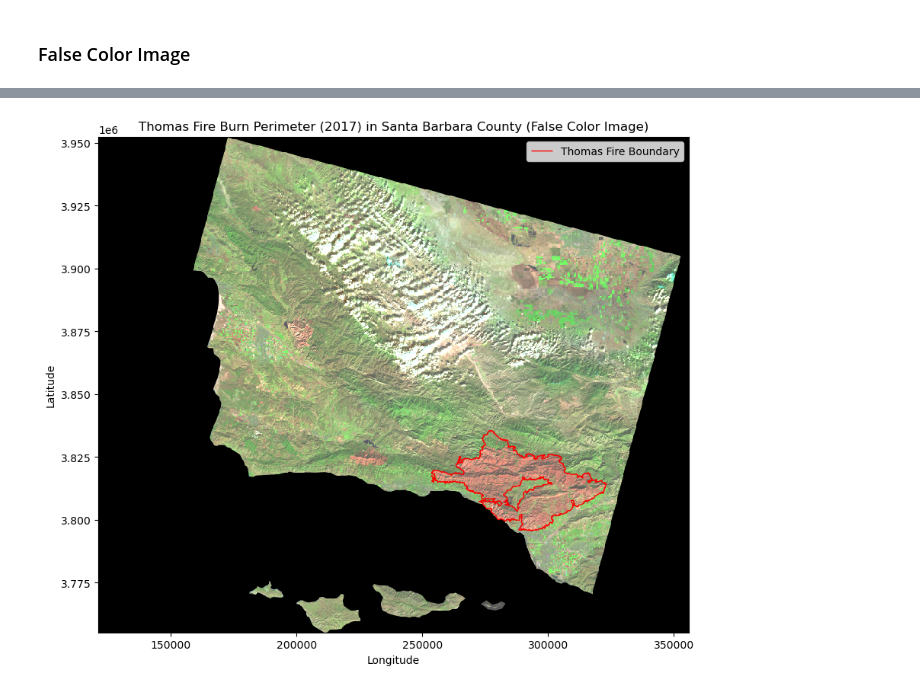
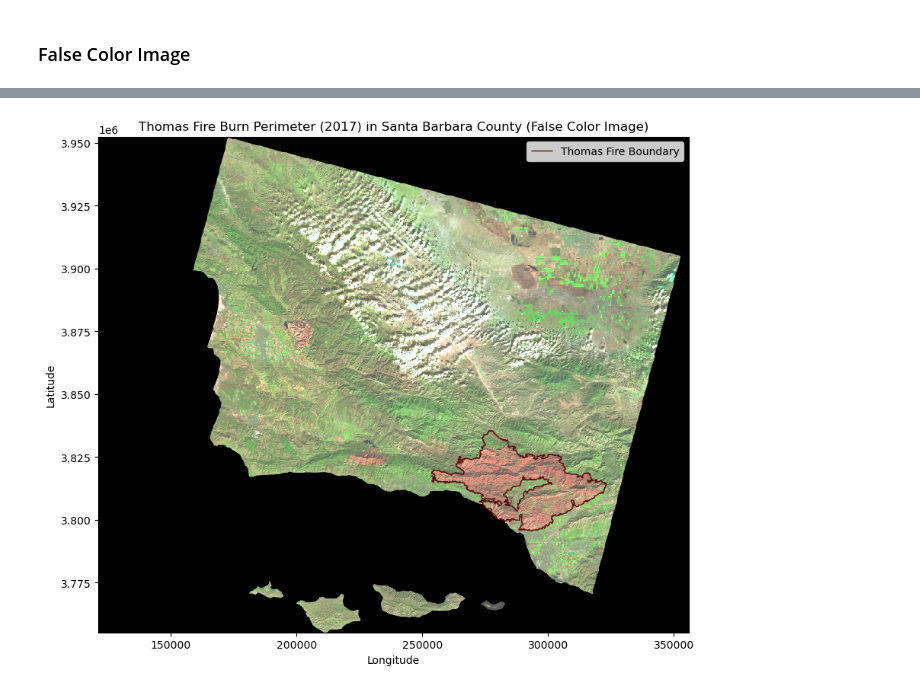
Before and after one commit to nmoraescommit/eds220-hw4, a Jupyter notebook: hwk4-task2-false-color-MORAES.ipynb, the cells around one changed output, grey strips where cells are left out. Saved outputs shown, nothing was run; the diff lists cells and outputs as text; code cells hidden in the pictures.

```diff
--- a/hwk4-task2-false-color-MORAES.ipynb
+++ b/hwk4-task2-false-color-MORAES.ipynb
@@ -196,24 +210,24 @@ assert thomas_fire_perimeter.crs == landsat.rio.crs
 # %%
 # Create map of false color map with Thomas Fire perimeter
 fig, ax = plt.subplots(figsize = (10, 10)) # Set up plot
 
 landsat[['swir22', 'nir08', 'red']].to_array().plot.imshow(robust = True) # Plot landsat false color image
-thomas_fire_perimeter.boundary.plot(ax = ax, edgecolor = 'red', linewidth = 1, label="Thomas Fire Boundary") # Plot Thomas Fire perimeter
+thomas_fire_perimeter.boundary.plot(ax = ax, edgecolor = '#5F0A11' , linewidth = 1, label="Thomas Fire Boundary") # Plot Thomas Fire perimeter
 
 # Add title
 ax.set_title("Thomas Fire Burn Perimeter (2017) in Santa Barbara County (False Color Image)")
 
 # Set legend within map borders
 ax.legend()
 
 # Set axis labels
 ax.set_xlabel("Longitude")
 ax.set_ylabel("Latitude")
 
 # Set legend
 ax.legend()
 
 # Show map
 plt.show()
 # %% [output]
-[figure, old version]
+[figure, new version]
```
Also changed, not shown: parts of 16 cells of this notebook, 1 other file.
